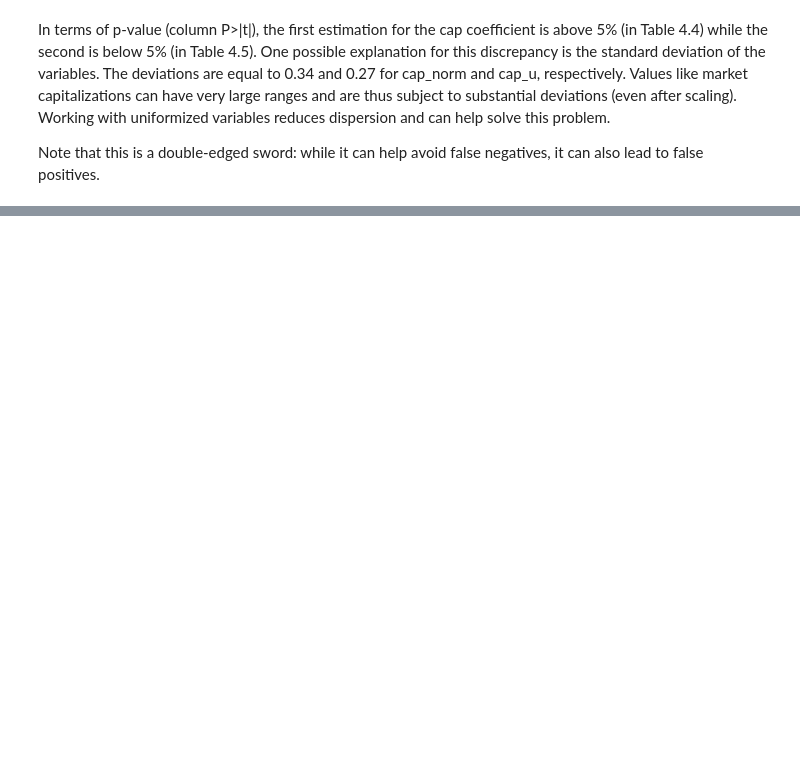
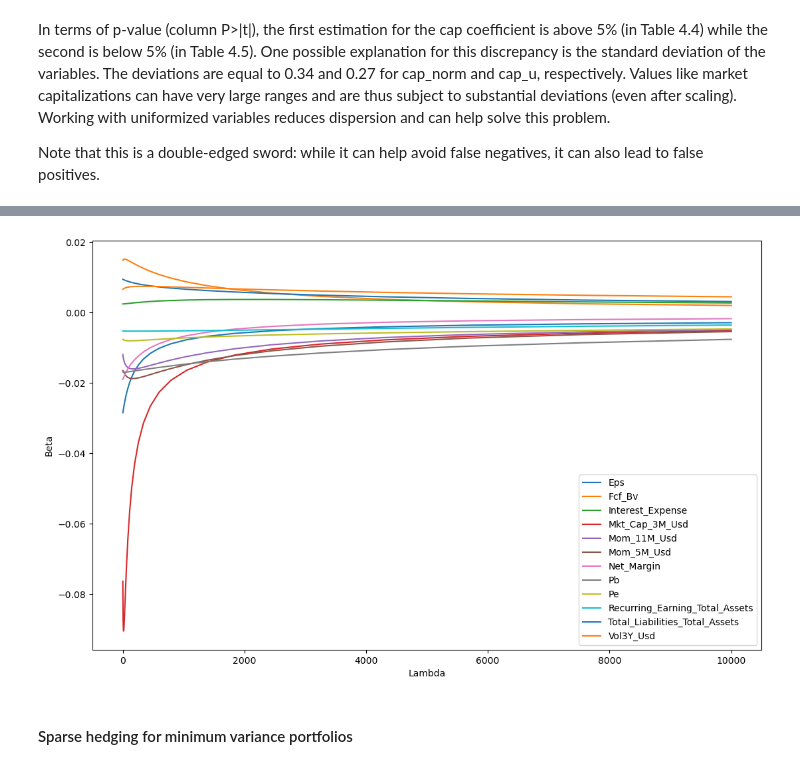
Before and after one commit to AviSharma781/FactorInvesting, a Jupyter notebook: FirstFactor_Investing.ipynb, the cells around one changed output, grey strips where cells are left out. Saved outputs shown, nothing was run; the diff lists cells and outputs as text; code cells hidden in the pictures; blank space fills up the shorter version.

```diff
--- a/FirstFactor_Investing.ipynb
+++ b/FirstFactor_Investing.ipynb
@@ -832,0 +885,17 @@ os.getcwd()
+# %%
+n_alphas = 50 # declare the number of alphas for ridge
+alphas = np.logspace(-2, 4, n_alphas) # transforming into log for Aspect ratio
+ridge_res = {} # declaring the dict that will receive the model's result
+
+for alpha in alphas: # looping through the different alphas/lambdas values
+    ridge = Ridge(alpha=alpha) # model
+    ridge.fit(X_penalized,y_penalized) # fit the model
+    ridge_res[alpha] = ridge.coef_ # extract RIDGE coefs
+
+df_ridge_res = pd.DataFrame.from_dict(ridge_res).T # transpose the dataframe for plotting
+df_ridge_res.columns = features # adding the names of the factors
+df_ridge_res.loc[:,predictors].plot(xlabel='Lambda',ylabel='Beta',figsize=(13,8)); # Plot!
+# %% [output]
+[figure, added]
+# %% [markdown]
+#### Sparse hedging for minimum variance portfolios
```
Also changed, not shown: parts of 23 cells of this notebook.
